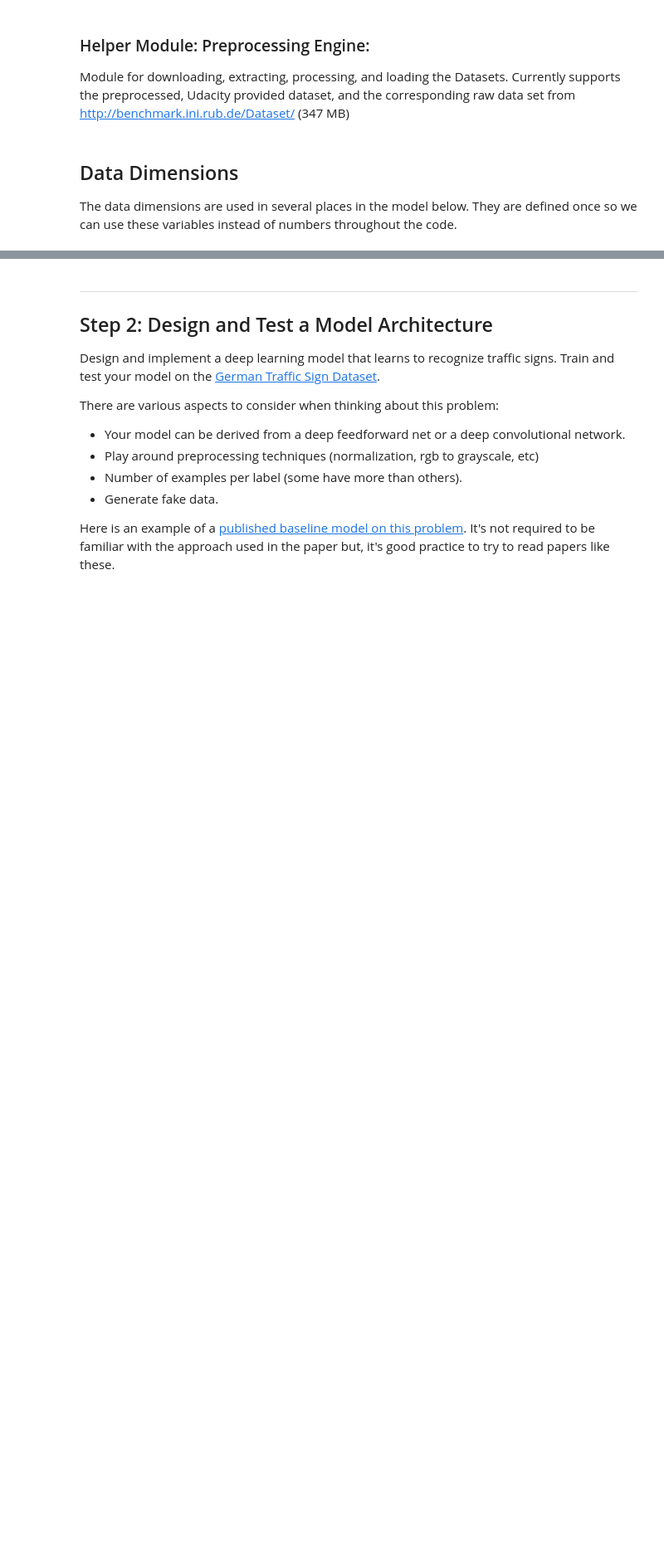
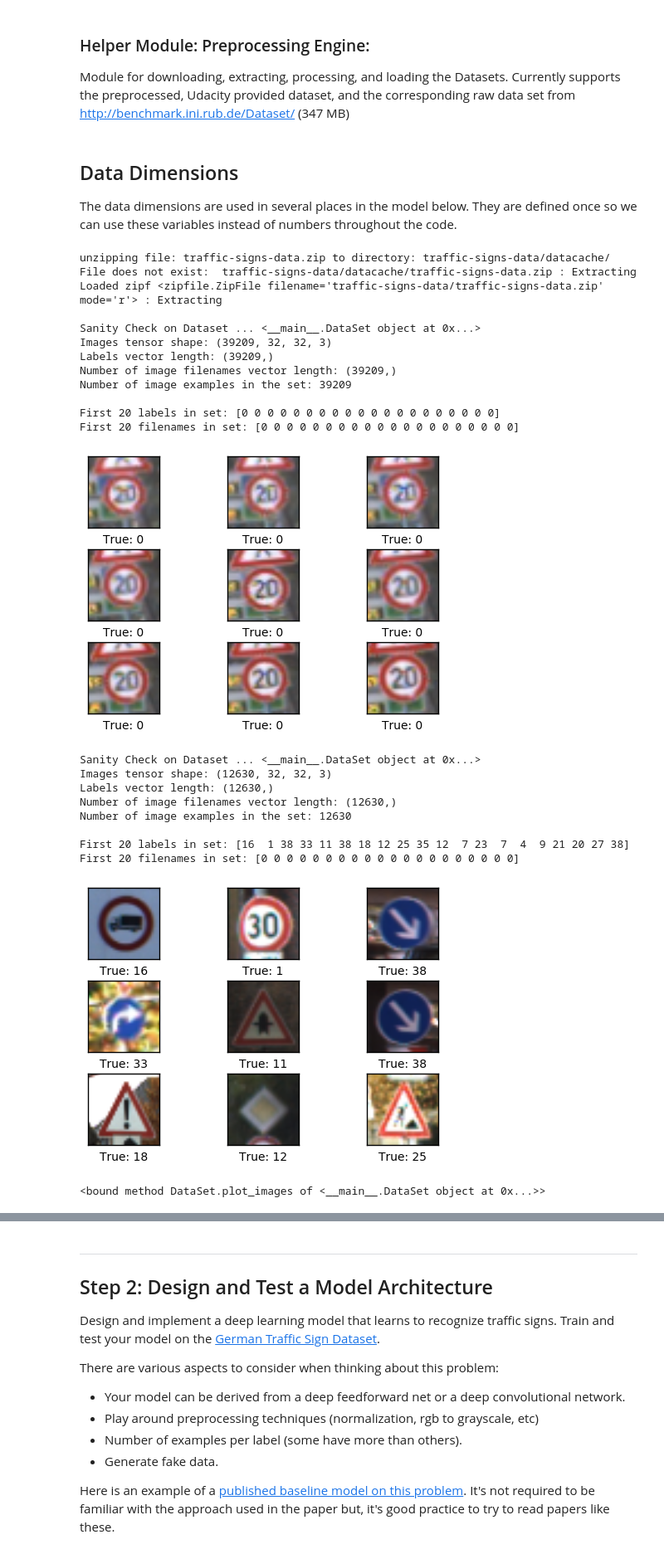
Before and after one commit to deanofthewebb/traffic-signs, a Jupyter notebook: Traffic_Signs_Recognition.ipynb, the cells around one changed output, grey strips where cells are left out. Shown at 83% size. Drawn from its saved outputs; the diff is of its cells as text; code cells hidden in the pictures; blank space fills up the shorter version.

```diff
--- a/Traffic_Signs_Recognition.ipynb
+++ b/Traffic_Signs_Recognition.ipynb
@@ -410,11 +462,32 @@ class DataSet(object):
 The data dimensions are used in several places in the model below. They are defined once so we can use these variables instead of numbers throughout the code.
 # %%
 #Load Datasets
-#training_set, testing_set = DataSet.load_dataset(use_raw_dataset=True, refresh_datacache=True) # Method 1
+#training_set, testing_set = DataSet.load_dataset(use_raw_dataset=True, refresh_datacache=True) # Initial Run
 #training_set, testing_set = DataSet.load_dataset(refresh_datacache=True) #Overwrites Pickle file
 
-training_set, testing_set = DataSet.load_dataset(use_raw_dataset=True, refresh_datacache=True)
-print('\nTraining Set -  Loaded')
-training_set.run_sanity_check()
-print('Testing Set -  Loaded')
-testing_set.run_sanity_check()
+training_set, testing_set = DataSet.load_dataset(use_raw_dataset=False, refresh_datacache=True)
+testing_set.plot_images
+# %% [output]
+unzipping file: traffic-signs-data.zip to directory: traffic-signs-data/datacache/
+File does not exist:  traffic-signs-data/datacache/traffic-signs-data.zip : Extracting
+Loaded zipf <zipfile.ZipFile filename='traffic-signs-data/traffic-signs-data.zip' mode='r'> : Extracting
+
+Sanity Check on Dataset ... <__main__.DataSet object at 0x...>
+Images tensor shape: (39209, 32, 32, 3)
+Labels vector length: (39209,)
+Number of image filenames vector length: (39209,)
+Number of image examples in the set: 39209
+
+First 20 labels in set: [0 0 0 0 0 0 0 0 0 0 0 0 0 0 0 0 0 0 0 0]
+First 20 filenames in set: [0 0 0 0 0 0 0 0 0 0 0 0 0 0 0 0 0 0 0 0]
+[figure, added]
+Sanity Check on Dataset ... <__main__.DataSet object at 0x...>
+Images tensor shape: (12630, 32, 32, 3)
+Labels vector length: (12630,)
+Number of image filenames vector length: (12630,)
+Number of image examples in the set: 12630
+
+First 20 labels in set: [16  1 38 33 11 38 18 12 25 35 12  7 23  7  4  9 21 20 27 38]
+First 20 filenames in set: [0 0 0 0 0 0 0 0 0 0 0 0 0 0 0 0 0 0 0 0]
+[figure, added]
+<bound method DataSet.plot_images of <__main__.DataSet object at 0x...>>
```
Also changed, not shown: parts of 35 cells of this notebook.
